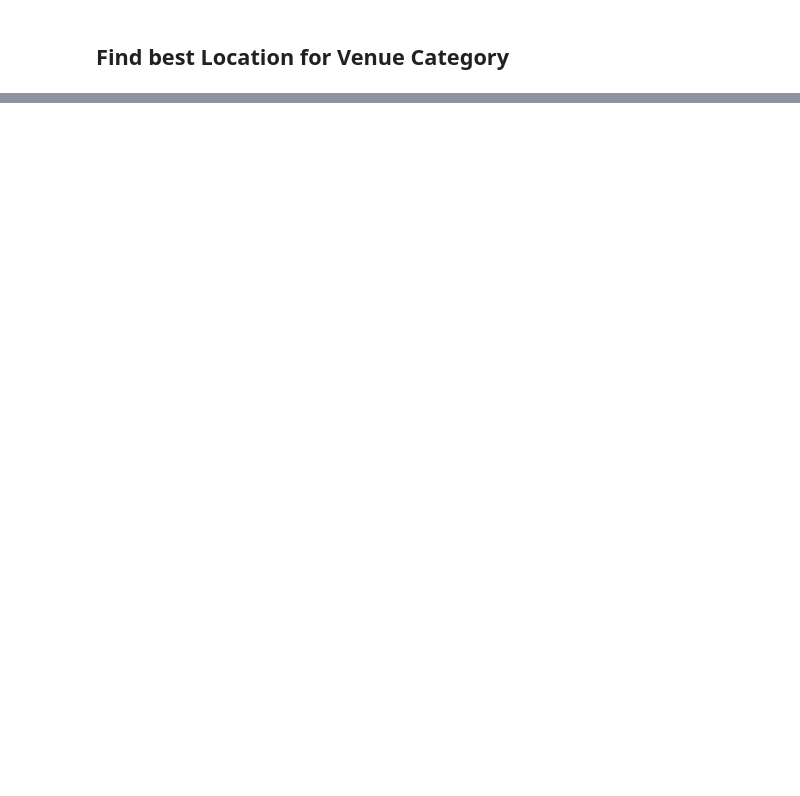
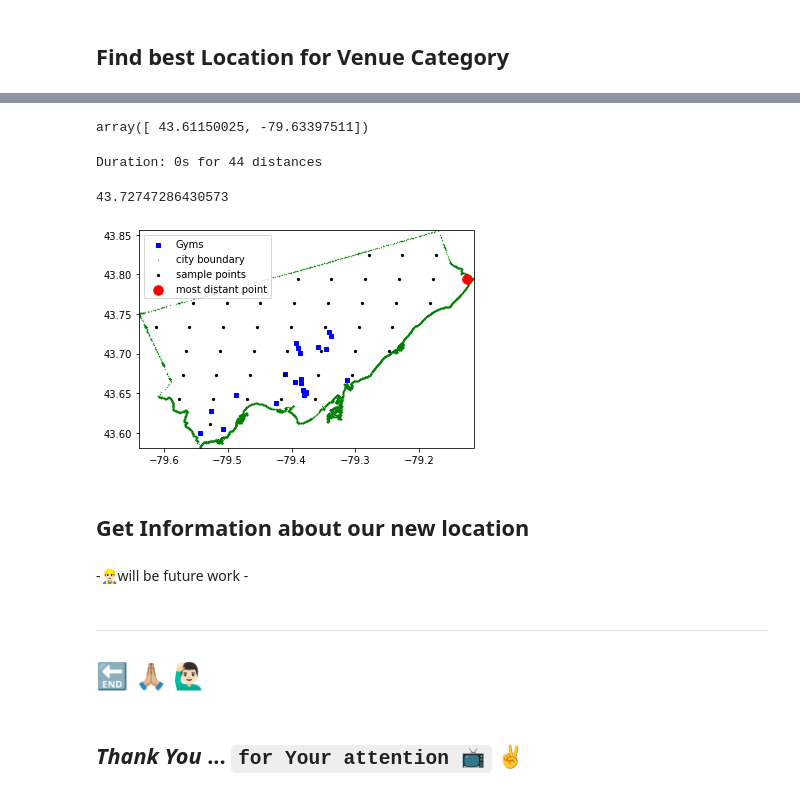
Before and after one commit to dirkkalmbach/IBM-Data-Science-Professional-Certificate, a Jupyter notebook: Capstone-Project-Part_2.ipynb, the cells around one changed output, grey strips where cells are left out. Saved outputs shown, nothing was run; the diff lists cells and outputs as text; code cells hidden in the pictures; blank space fills up the shorter version.

```diff
--- a/Capstone-Project-Part_2.ipynb
+++ b/Capstone-Project-Part_2.ipynb
@@ -216,0 +233,9 @@ Name: Venue, dtype: int64
+# %%
+#coord_samples
+v.shape
+s_=coord_samples[1,:]
+dist = np.sum( np.abs(s_-v), axis=1 )
+x = np.concatenate((v,dist.reshape(v.shape[0],1)),axis=1)
+x = x[x[:,2].argmin()]
+# %% [output]
+array([ 43.61150025, -79.63397511])
@@ -216,0 +255,70 @@ Name: Venue, dtype: int64
+# %%
+# calculate array of points and distances
+start_timer = time.time()
+b = []
+for row in coord_samples:
+    j = distance(v, row)
+    # check if point is within city boundary:
+    #if point_inside_polygon( j[0],j[1], shape_list):
+    b.append(j)
+results = np.array(b)
+
+stop_timer = time.time()
+print("Duration: {}s for {} distances".format(int(stop_timer-start_timer), results.shape[0]))
+# %% [output]
+Duration: 0s for 44 distances
+# %%
+results
+winner = results[results[:,2].argmax()]
+winner[0]
+# %% [output]
+43.72747286430573
+# %%
+# filter out of city samples
+new = []
+for row in coord_samples:
+    inside = point_inside_polygon( row[0],row[1], shape_list)
+    if inside:
+        new.append(row)
+# %%
+def calculate_dist(point, venues):
+    h = np.ones(venues.shape)*point
+    d=np.sum(np.abs(np.abs(h)-np.abs(venues)),axis=1)
+    return d.min() #distance between that point and nearest venue
+
+temp=[]
+for point in new:
+    temp.append( calculate_dist(point, v))
+index = np.array(temp).argmax()
+winner = coord_samples[index]
+# %%
+# Plot city boundary, venue categories, results
+
+ven = pd.DataFrame(v, columns=["long","lat"])
+dx=pd.DataFrame(results, columns=["long","lat","dist"])
+samp = pd.DataFrame(new,columns=["lat","long"])
+
+
+fig = plt.figure()
+ax1 = fig.add_subplot(111)
+ax1.scatter(ven.lat, ven.long, s=10, c='b', marker="s", label='Gyms')
+ax1.scatter(s.long,s.lat, s=0.1, c='g', label='city boundary')
+ax1.scatter(samp.long,samp.lat, s=5, c='black', label='sample points')
+ax1.scatter(winner[1], winner[0],s=90, c='red', label='most distant point')
+
+# Set Rectangle (within our sample points are) as x- and y-axis
+ax1.set_ylim([rectangle[0][0], rectangle[1][0]])
+ax1.set_xlim([rectangle[0][1], rectangle[1][1]])
+plt.legend(loc='upper left');
+plt.show()
+# %% [output]
+[figure, added]
+# %% [markdown]
+## Get Information about our new location
+# %% [markdown]
+-👷🏻‍♂️will be future work -
+# %% [markdown]
+---
+# 🔚 🙏🏼 🙋🏻‍♂️
+# %% [markdown]
+## _Thank You_ ... `for Your attention 📺`  ✌️
```
Also changed, not shown: parts of 14 cells of this notebook, 4 other files.
